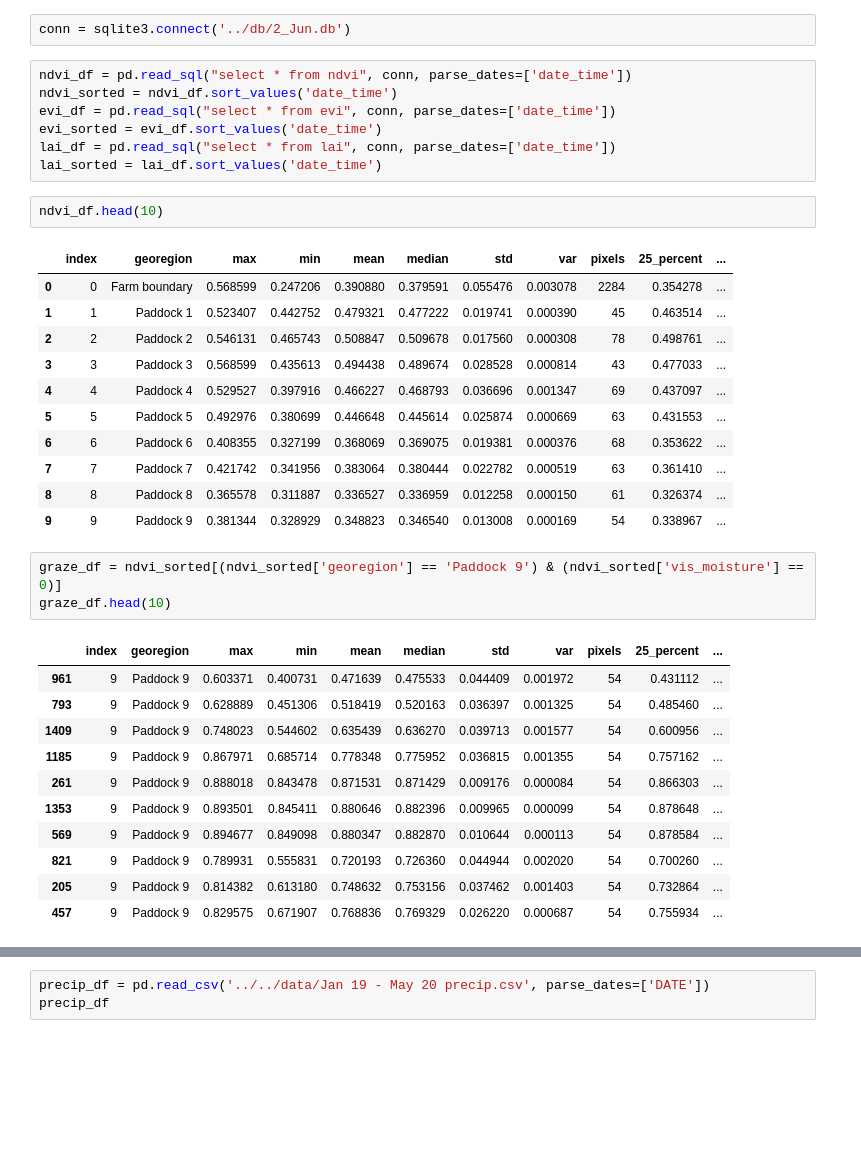
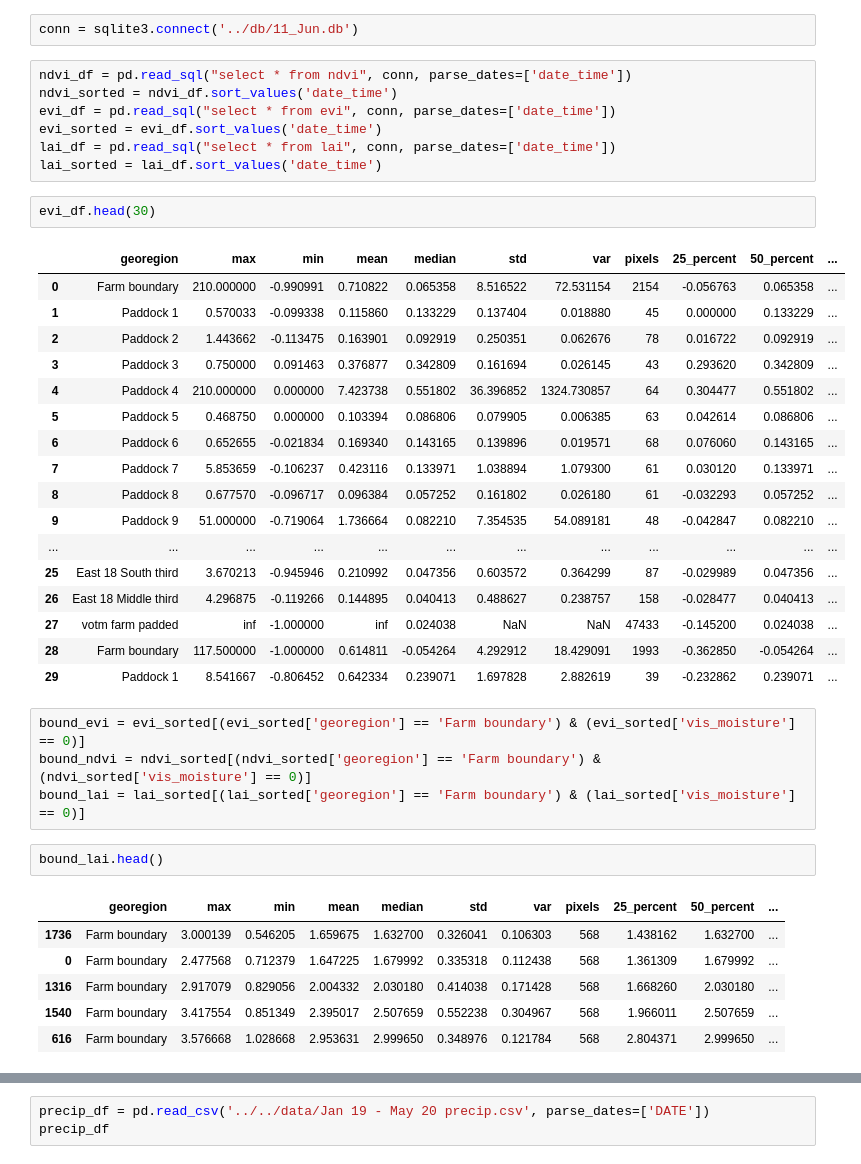
Before and after one commit to biguscj7/Farm_NDVI, a Jupyter notebook: project_files/notebooks/Bokeh_iteration.ipynb, the cells around one changed output, grey strips where cells are left out. Saved outputs shown, nothing was run; the diff lists cells and outputs as text; blank space fills up the shorter version.

```diff
--- a/project_files/notebooks/Bokeh_iteration.ipynb
+++ b/project_files/notebooks/Bokeh_iteration.ipynb
@@ -16,7 +16,7 @@ output_notebook()
 Loading BokehJS ...
 [interactive output not drawn]
 # %%
-conn = sqlite3.connect('../db/2_Jun.db')
+conn = sqlite3.connect('../db/11_Jun.db')
 # %%
 ndvi_df = pd.read_sql("select * from ndvi", conn, parse_dates=['date_time'])
 ndvi_sorted = ndvi_df.sort_values('date_time')
@@ -24,33 +24,37 @@ evi_df = pd.read_sql("select * from evi", conn, parse_dates=['date_time'])
 evi_sorted = evi_df.sort_values('date_time')
 lai_df = pd.read_sql("select * from lai", conn, parse_dates=['date_time'])
 lai_sorted = lai_df.sort_values('date_time')
-# %%
-ndvi_df.head(10)
-# %% [output]
-|  | index | georegion | max | min | mean | median | std | var | pixels | 25_percent | ... |
-| 0 | 0 | Farm boundary | 0.568599 | 0.247206 | 0.390880 | 0.379591 | 0.055476 | 0.003078 | 2284 | 0.354278 | ... |
-| 1 | 1 | Paddock 1 | 0.523407 | 0.442752 | 0.479321 | 0.477222 | 0.019741 | 0.000390 | 45 | 0.463514 | ... |
-| 2 | 2 | Paddock 2 | 0.546131 | 0.465743 | 0.508847 | 0.509678 | 0.017560 | 0.000308 | 78 | 0.498761 | ... |
-| 3 | 3 | Paddock 3 | 0.568599 | 0.435613 | 0.494438 | 0.489674 | 0.028528 | 0.000814 | 43 | 0.477033 | ... |
-| 4 | 4 | Paddock 4 | 0.529527 | 0.397916 | 0.466227 | 0.468793 | 0.036696 | 0.001347 | 69 | 0.437097 | ... |
-| 5 | 5 | Paddock 5 | 0.492976 | 0.380699 | 0.446648 | 0.445614 | 0.025874 | 0.000669 | 63 | 0.431553 | ... |
-| 6 | 6 | Paddock 6 | 0.408355 | 0.327199 | 0.368069 | 0.369075 | 0.019381 | 0.000376 | 68 | 0.353622 | ... |
-| 7 | 7 | Paddock 7 | 0.421742 | 0.341956 | 0.383064 | 0.380444 | 0.022782 | 0.000519 | 63 | 0.361410 | ... |
-| 8 | 8 | Paddock 8 | 0.365578 | 0.311887 | 0.336527 | 0.336959 | 0.012258 | 0.000150 | 61 | 0.326374 | ... |
-| 9 | 9 | Paddock 9 | 0.381344 | 0.328929 | 0.348823 | 0.346540 | 0.013008 | 0.000169 | 54 | 0.338967 | ... |
-# %%
-graze_df = ndvi_sorted[(ndvi_sorted['georegion'] == 'Paddock 9') & (ndvi_sorted['vis_moisture'] == 0)]
-graze_df.head(10)
-# %% [output]
-|  | index | georegion | max | min | mean | median | std | var | pixels | 25_percent | ... |
-| 961 | 9 | Paddock 9 | 0.603371 | 0.400731 | 0.471639 | 0.475533 | 0.044409 | 0.001972 | 54 | 0.431112 | ... |
-| 793 | 9 | Paddock 9 | 0.628889 | 0.451306 | 0.518419 | 0.520163 | 0.036397 | 0.001325 | 54 | 0.485460 | ... |
-| 1409 | 9 | Paddock 9 | 0.748023 | 0.544602 | 0.635439 | 0.636270 | 0.039713 | 0.001577 | 54 | 0.600956 | ... |
-| 1185 | 9 | Paddock 9 | 0.867971 | 0.685714 | 0.778348 | 0.775952 | 0.036815 | 0.001355 | 54 | 0.757162 | ... |
-| 261 | 9 | Paddock 9 | 0.888018 | 0.843478 | 0.871531 | 0.871429 | 0.009176 | 0.000084 | 54 | 0.866303 | ... |
-| 1353 | 9 | Paddock 9 | 0.893501 | 0.845411 | 0.880646 | 0.882396 | 0.009965 | 0.000099 | 54 | 0.878648 | ... |
-| 569 | 9 | Paddock 9 | 0.894677 | 0.849098 | 0.880347 | 0.882870 | 0.010644 | 0.000113 | 54 | 0.878584 | ... |
-| 821 | 9 | Paddock 9 | 0.789931 | 0.555831 | 0.720193 | 0.726360 | 0.044944 | 0.002020 | 54 | 0.700260 | ... |
-| 205 | 9 | Paddock 9 | 0.814382 | 0.613180 | 0.748632 | 0.753156 | 0.037462 | 0.001403 | 54 | 0.732864 | ... |
-| 457 | 9 | Paddock 9 | 0.829575 | 0.671907 | 0.768836 | 0.769329 | 0.026220 | 0.000687 | 54 | 0.755934 | ... |
+# %%
+evi_df.head(30)
+# %% [output]
+|  | georegion | max | min | mean | median | std | var | pixels | 25_percent | 50_percent | ... |
+| 0 | Farm boundary | 210.000000 | -0.990991 | 0.710822 | 0.065358 | 8.516522 | 72.531154 | 2154 | -0.056763 | 0.065358 | ... |
+| 1 | Paddock 1 | 0.570033 | -0.099338 | 0.115860 | 0.133229 | 0.137404 | 0.018880 | 45 | 0.000000 | 0.133229 | ... |
+| 2 | Paddock 2 | 1.443662 | -0.113475 | 0.163901 | 0.092919 | 0.250351 | 0.062676 | 78 | 0.016722 | 0.092919 | ... |
+| 3 | Paddock 3 | 0.750000 | 0.091463 | 0.376877 | 0.342809 | 0.161694 | 0.026145 | 43 | 0.293620 | 0.342809 | ... |
+| 4 | Paddock 4 | 210.000000 | 0.000000 | 7.423738 | 0.551802 | 36.396852 | 1324.730857 | 64 | 0.304477 | 0.551802 | ... |
+| 5 | Paddock 5 | 0.468750 | 0.000000 | 0.103394 | 0.086806 | 0.079905 | 0.006385 | 63 | 0.042614 | 0.086806 | ... |
+| 6 | Paddock 6 | 0.652655 | -0.021834 | 0.169340 | 0.143165 | 0.139896 | 0.019571 | 68 | 0.076060 | 0.143165 | ... |
+| 7 | Paddock 7 | 5.853659 | -0.106237 | 0.423116 | 0.133971 | 1.038894 | 1.079300 | 61 | 0.030120 | 0.133971 | ... |
+| 8 | Paddock 8 | 0.677570 | -0.096717 | 0.096384 | 0.057252 | 0.161802 | 0.026180 | 61 | -0.032293 | 0.057252 | ... |
+| 9 | Paddock 9 | 51.000000 | -0.719064 | 1.736664 | 0.082210 | 7.354535 | 54.089181 | 48 | -0.042847 | 0.082210 | ... |
+| ... | ... | ... | ... | ... | ... | ... | ... | ... | ... | ... | ... |
+| 25 | East 18 South third | 3.670213 | -0.945946 | 0.210992 | 0.047356 | 0.603572 | 0.364299 | 87 | -0.029989 | 0.047356 | ... |
+| 26 | East 18 Middle third | 4.296875 | -0.119266 | 0.144895 | 0.040413 | 0.488627 | 0.238757 | 158 | -0.028477 | 0.040413 | ... |
+| 27 | votm farm padded | inf | -1.000000 | inf | 0.024038 | NaN | NaN | 47433 | -0.145200 | 0.024038 | ... |
+| 28 | Farm boundary | 117.500000 | -1.000000 | 0.614811 | -0.054264 | 4.292912 | 18.429091 | 1993 | -0.362850 | -0.054264 | ... |
+| 29 | Paddock 1 | 8.541667 | -0.806452 | 0.642334 | 0.239071 | 1.697828 | 2.882619 | 39 | -0.232862 | 0.239071 | ... |
+# %%
+bound_evi = evi_sorted[(evi_sorted['georegion'] == 'Farm boundary') & (evi_sorted['vis_moisture'] == 0)]
+bound_ndvi = ndvi_sorted[(ndvi_sorted['georegion'] == 'Farm boundary') & (ndvi_sorted['vis_moisture'] == 0)]
+bound_lai = lai_sorted[(lai_sorted['georegion'] == 'Farm boundary') & (lai_sorted['vis_moisture'] == 0)]
+# %%
+bound_lai.head()
+# %% [output]
+|  | georegion | max | min | mean | median | std | var | pixels | 25_percent | 50_percent | ... |
+| 1736 | Farm boundary | 3.000139 | 0.546205 | 1.659675 | 1.632700 | 0.326041 | 0.106303 | 568 | 1.438162 | 1.632700 | ... |
+| 0 | Farm boundary | 2.477568 | 0.712379 | 1.647225 | 1.679992 | 0.335318 | 0.112438 | 568 | 1.361309 | 1.679992 | ... |
+| 1316 | Farm boundary | 2.917079 | 0.829056 | 2.004332 | 2.030180 | 0.414038 | 0.171428 | 568 | 1.668260 | 2.030180 | ... |
+| 1540 | Farm boundary | 3.417554 | 0.851349 | 2.395017 | 2.507659 | 0.552238 | 0.304967 | 568 | 1.966011 | 2.507659 | ... |
+| 616 | Farm boundary | 3.576668 | 1.028668 | 2.953631 | 2.999650 | 0.348976 | 0.121784 | 568 | 2.804371 | 2.999650 | ... |
 # %%
```
Also changed, not shown: parts of 4 cells of this notebook, 3 other files.
